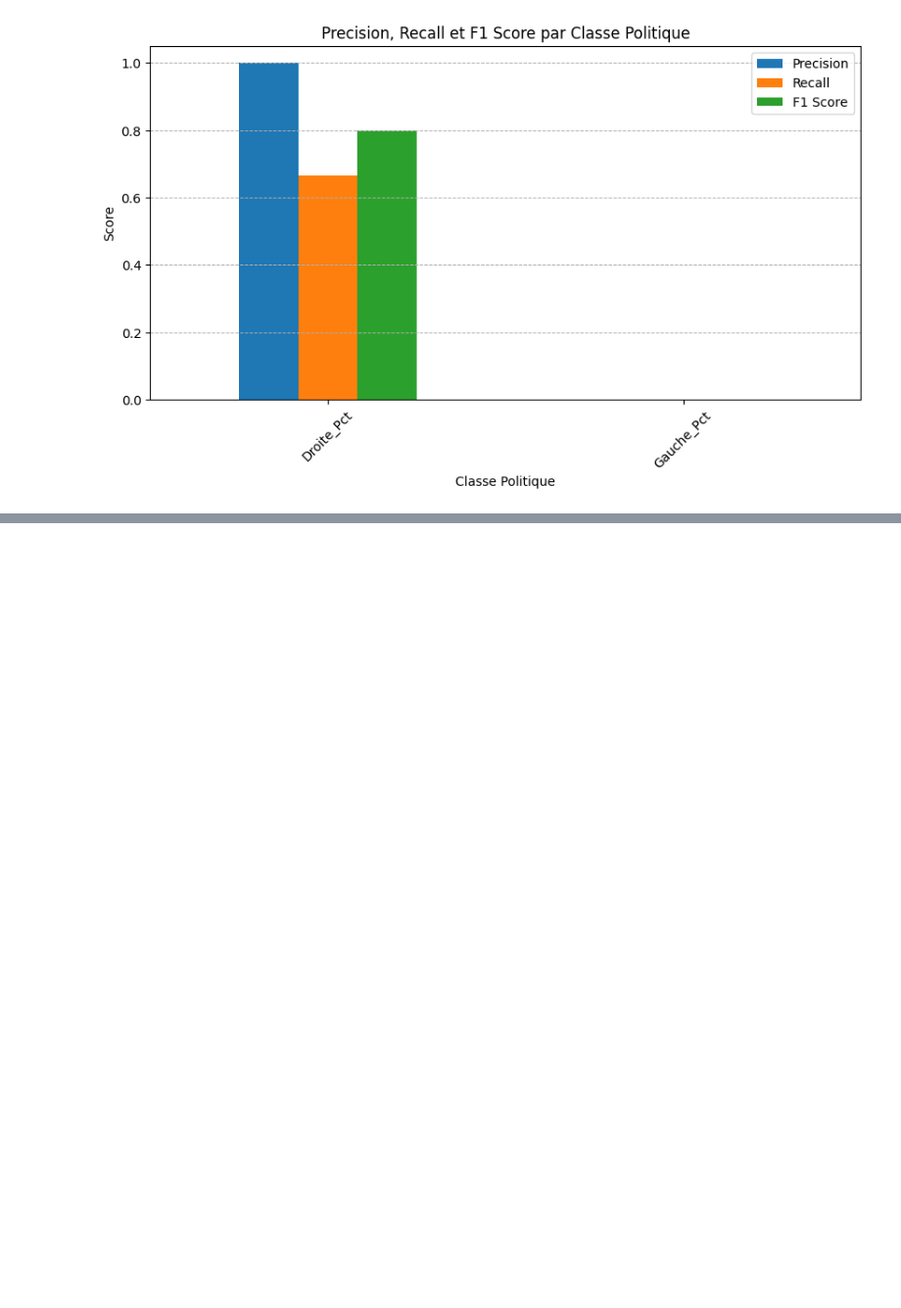
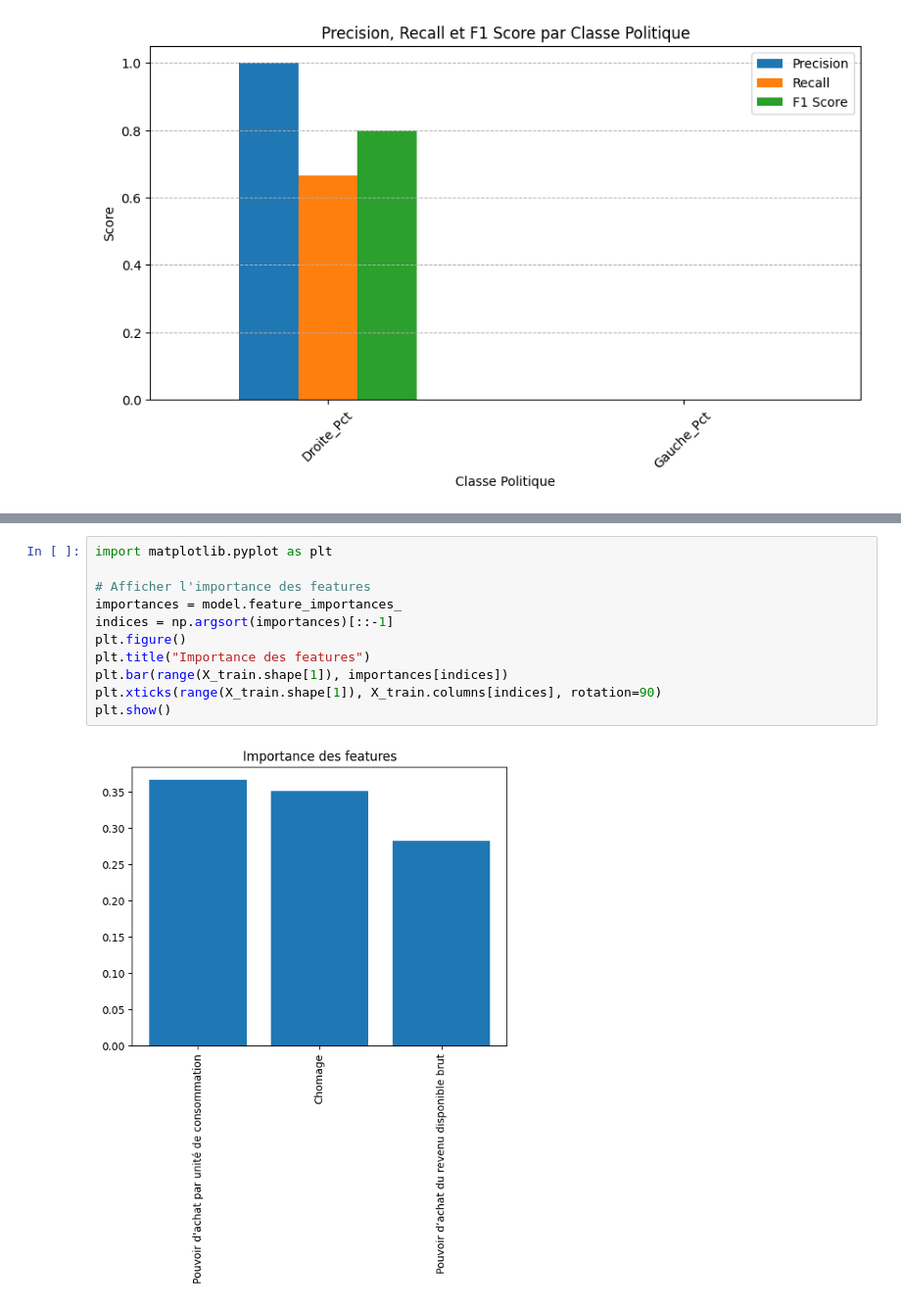
Before and after one commit to MathysLioson/presidential_IA, a Jupyter notebook: algo/presidentialLearning.ipynb, the cells around one changed output, grey strips where cells are left out. Shown at 98% size. Saved outputs shown, nothing was run; the diff lists cells and outputs as text; blank space fills up the shorter version.

Commit message:
quelle que graph à expliquer

```diff
--- a/algo/presidentialLearning.ipynb
+++ b/algo/presidentialLearning.ipynb
@@ -113,0 +266,13 @@ Accuracy: 0.72 (+/- 0.42)
+# %%
+import matplotlib.pyplot as plt
+
+# Afficher l'importance des features
+importances = model.feature_importances_
+indices = np.argsort(importances)[::-1]
+plt.figure()
+plt.title("Importance des features")
+plt.bar(range(X_train.shape[1]), importances[indices])
+plt.xticks(range(X_train.shape[1]), X_train.columns[indices], rotation=90)
+plt.show()
+# %% [output]
+[figure, added]
```
Also changed, not shown: parts of 4 cells of this notebook.
